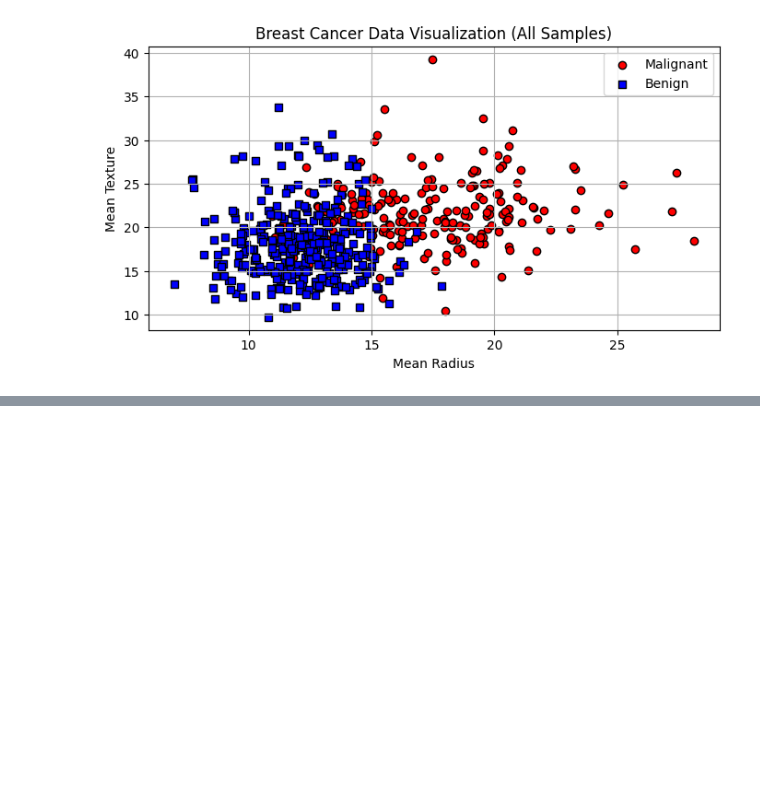
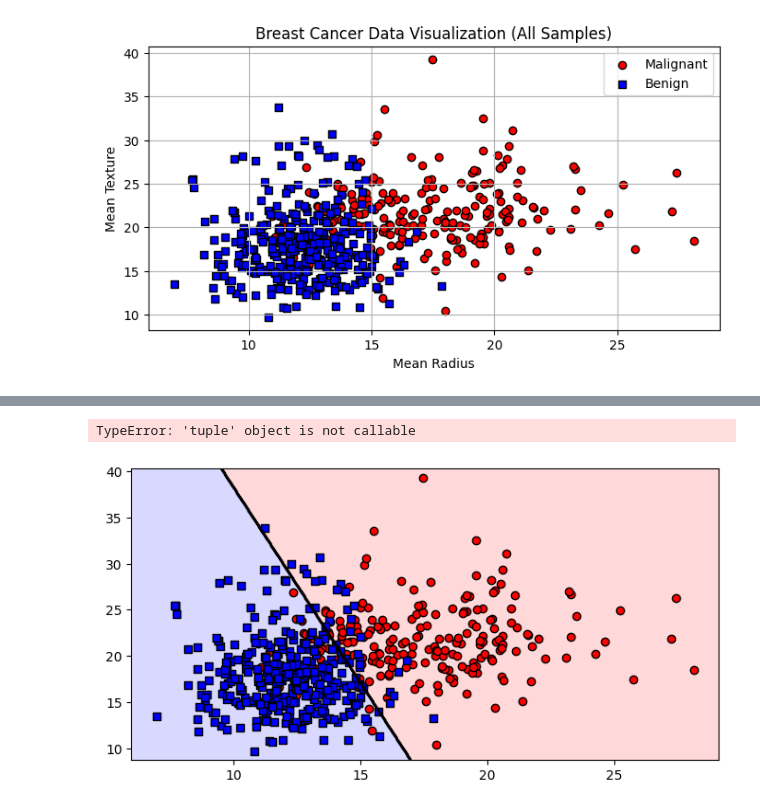
Before and after one commit to HatamiM12/Machine-Learning-Training, a Jupyter notebook: breast_cancer.ipynb, the cells around one changed output, grey strips where cells are left out. Drawn from its saved outputs; the diff is of its cells as text; code cells hidden in the pictures; blank space fills up the shorter version.

```diff
--- a/breast_cancer.ipynb
+++ b/breast_cancer.ipynb
@@ -50,0 +217,35 @@ plt.show()
+# %%
+x_min, x_max = X_selected[:, 0].min() - 1, X_selected[:, 0].max() + 1
+y_min, y_max = X_selected[:, 1].min() - 1, X_selected[:, 1].max() + 1
+
+xx, yy = np.meshgrid(np.linspace(x_min, x_max, 500),
+                     np.linspace(y_min, y_max, 500))
+grid = np.c_[xx.ravel(), yy.ravel()]
+Z = percept.predict(grid).reshape(xx.shape)   # 0 = Malignant , 1 = Benign
+
+plt.figure(figsize=(8, 4))
+
+# ناحیه‌های شفاف: بدخیم = قرمز ، خوش‌خیم = آبی
+plt.contourf(xx, yy, Z, levels=[-0.5, 0.5, 1.5],
+             colors=['red', 'blue'], alpha=0.15)
+
+# مرز تصمیم مشکی
+plt.contour(xx, yy, Z, levels=[0.5], colors='black', linewidths=2)
+
+# همان نقاط نمودار خودتان
+plt.scatter(X_selected[y == 0, 0], X_selected[y == 0, 1],
+            color='red', marker='o', edgecolor='k', label='Malignant')
+plt.scatter(X_selected[y == 1, 0], X_selected[y == 1, 1],
+            color='blue', marker='s', edgecolor='k', label='Benign')
+
+plt.xlim(x_min, x_max)
+plt.ylim(y_min, y_max)
+plt.xlabel('Mean Radius')
+plt.ylabel('Mean Texture')
+plt.title('Breast Cancer Data Visualization (All Samples)')
+plt.legend()
+plt.grid(True)
+plt.show()
+# %% [output]
+TypeError: 'tuple' object is not callable
+[figure, added]
```
Also changed, not shown: parts of 10 cells of this notebook.
